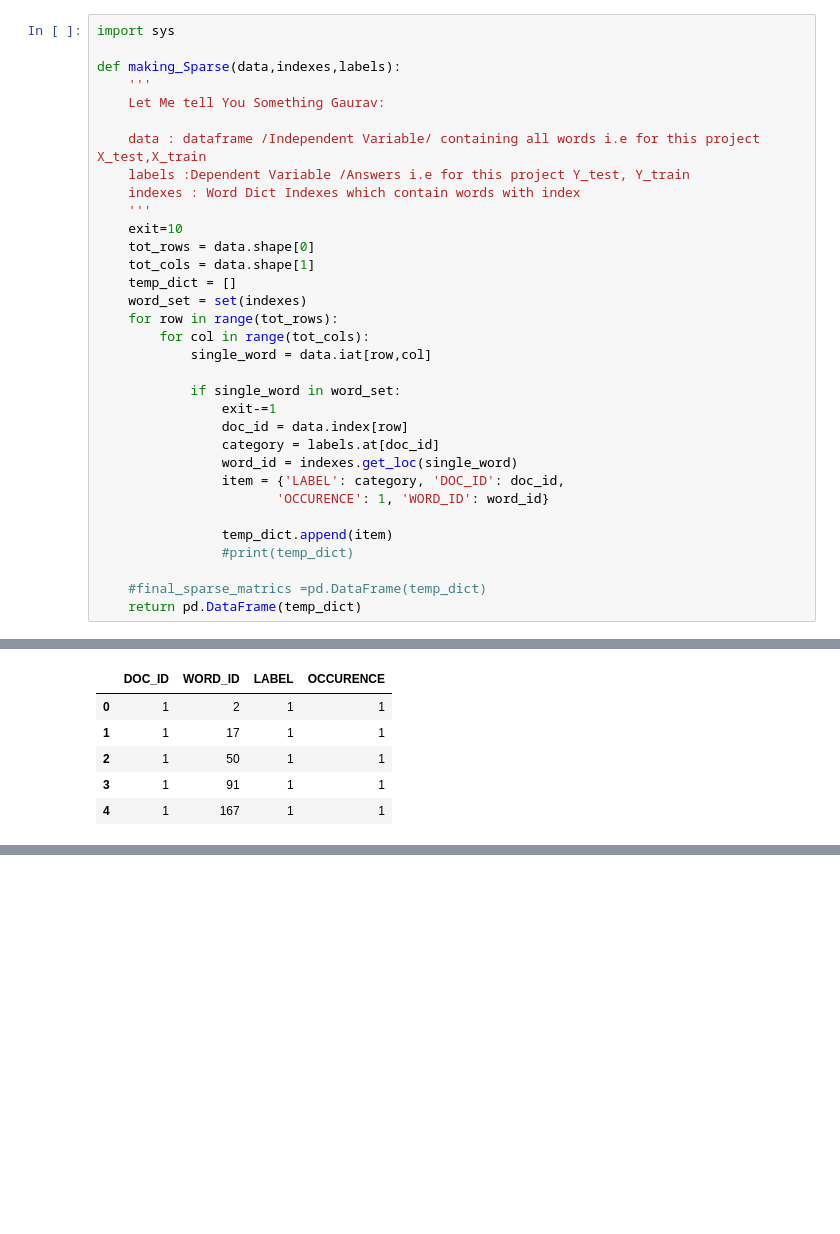
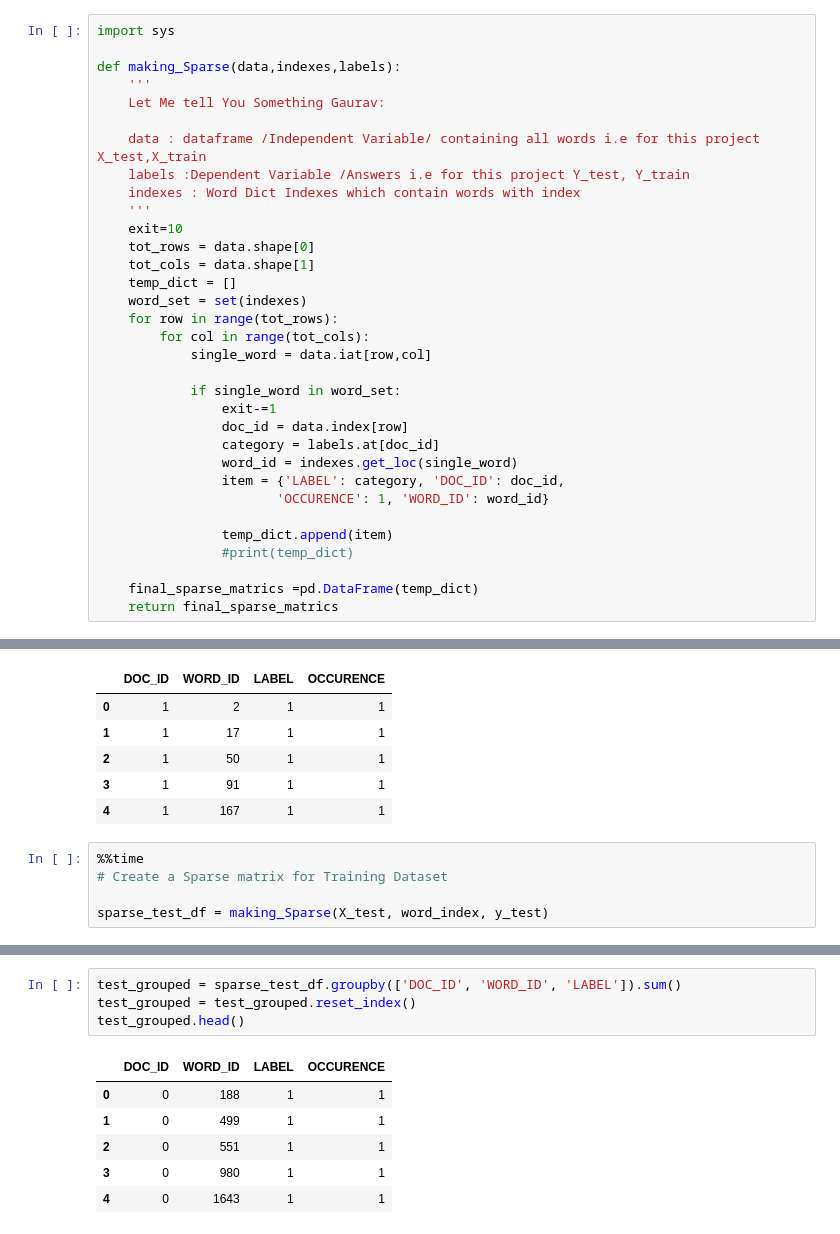
Before and after one commit to Hello49/Verzeo_Major_project, a Jupyter notebook: Assignment_one.ipynb, the cells around one changed output, grey strips where cells are left out. Drawn from its saved outputs; the diff is of its cells as text; blank space fills up the shorter version.

Commit message:
Sparse Matrix is Done for Test / Train Data
Bug FIXED and Code visibility improved

```diff
--- a/Assignment_one.ipynb
+++ b/Assignment_one.ipynb
@@ -511,8 +511,8 @@ def making_Sparse(data,indexes,labels):
                 temp_dict.append(item)
                 #print(temp_dict)
 
-    #final_sparse_matrics =pd.DataFrame(temp_dict)
-    return pd.DataFrame(temp_dict)
+    final_sparse_matrics =pd.DataFrame(temp_dict)
+    return final_sparse_matrics
 # %%
 %%time
 sparse_train_df = making_Sparse(X_train, word_index, y_train)
@@ -573,3 +573,8 @@ train_grouped.head()
 | 2 | 1 | 50 | 1 | 1 |
 | 3 | 1 | 91 | 1 | 1 |
 | 4 | 1 | 167 | 1 | 1 |
+# %%
+%%time
+# Create a Sparse matrix for Training Dataset
+
+sparse_test_df = making_Sparse(X_test, word_index, y_test)
@@ -575,0 +584,11 @@ train_grouped.head()
+# %%
+test_grouped = sparse_test_df.groupby(['DOC_ID', 'WORD_ID', 'LABEL']).sum()
+test_grouped = test_grouped.reset_index()
+test_grouped.head()
+# %% [output]
+|  | DOC_ID | WORD_ID | LABEL | OCCURENCE |
+| 0 | 0 | 188 | 1 | 1 |
+| 1 | 0 | 499 | 1 | 1 |
+| 2 | 0 | 551 | 1 | 1 |
+| 3 | 0 | 980 | 1 | 1 |
+| 4 | 0 | 1643 | 1 | 1 |
```
Also changed, not shown: parts of 4 cells of this notebook.
